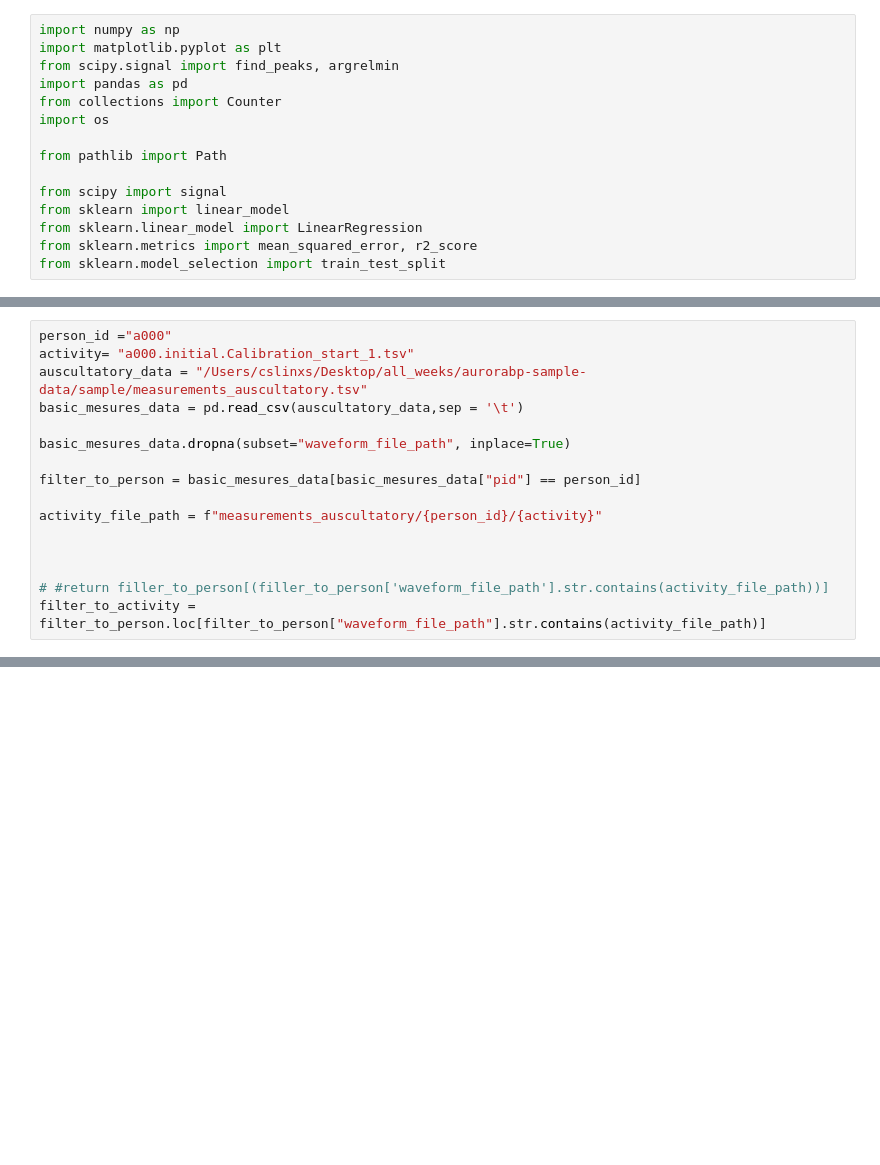
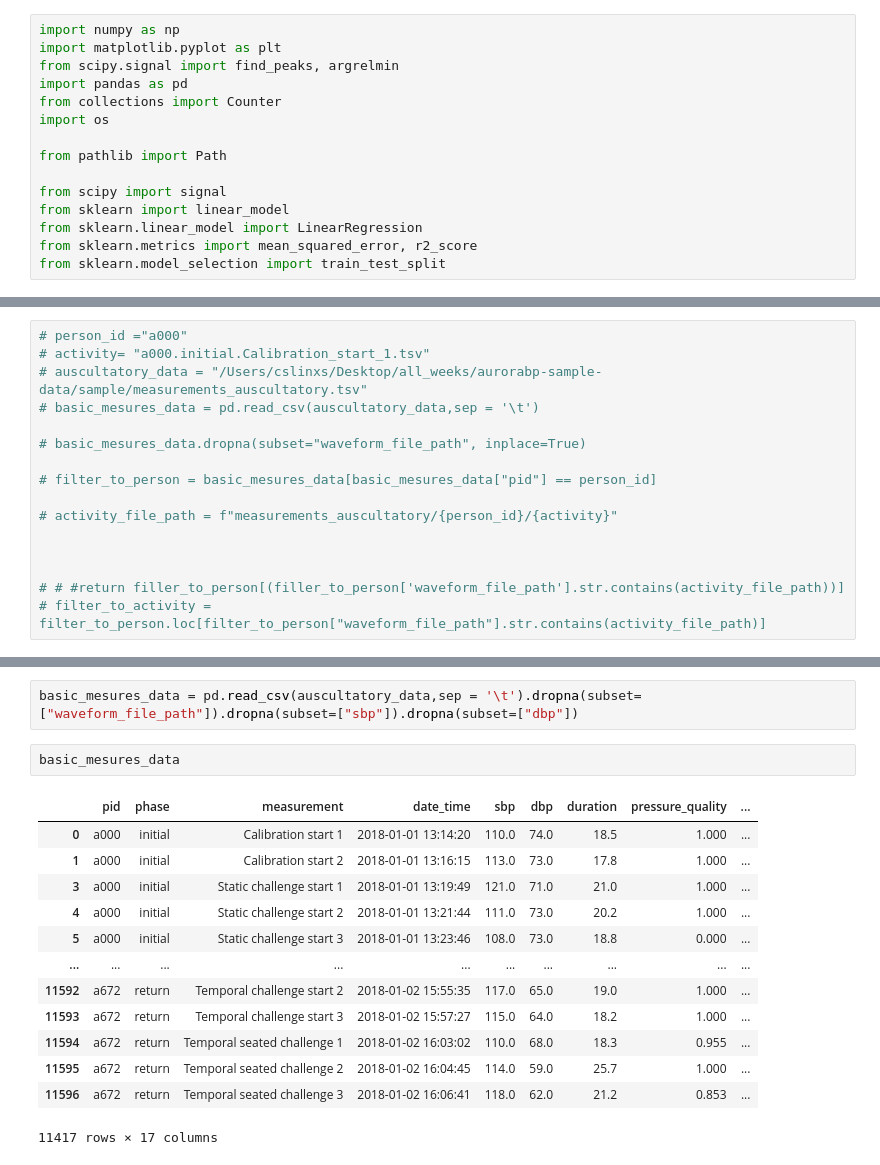
Before and after one commit to danielle34/summer24-lab, a Jupyter notebook: train_full_dataset.ipynb, the cells around one changed output, grey strips where cells are left out. Saved outputs shown, nothing was run; the diff lists cells and outputs as text; blank space fills up the shorter version.

```diff
--- a/train_full_dataset.ipynb
+++ b/train_full_dataset.ipynb
@@ -116,16 +152,16 @@ plt.show()
 # %%
-person_id ="a000"
-activity= "a000.initial.Calibration_start_1.tsv"
-auscultatory_data = "/Users/cslinxs/Desktop/all_weeks/aurorabp-sample-data/sample/measurements_auscultatory.tsv"
-basic_mesures_data = pd.read_csv(auscultatory_data,sep = '\t')
+# person_id ="a000"
+# activity= "a000.initial.Calibration_start_1.tsv"
+# auscultatory_data = "/Users/cslinxs/Desktop/all_weeks/aurorabp-sample-data/sample/measurements_auscultatory.tsv"
+# basic_mesures_data = pd.read_csv(auscultatory_data,sep = '\t')
 
-basic_mesures_data.dropna(subset="waveform_file_path", inplace=True)
+# basic_mesures_data.dropna(subset="waveform_file_path", inplace=True)
 
-filter_to_person = basic_mesures_data[basic_mesures_data["pid"] == person_id]
+# filter_to_person = basic_mesures_data[basic_mesures_data["pid"] == person_id]
 
-activity_file_path = f"measurements_auscultatory/{person_id}/{activity}"
+# activity_file_path = f"measurements_auscultatory/{person_id}/{activity}"
 
 
 
-# #return filler_to_person[(filler_to_person['waveform_file_path'].str.contains(activity_file_path))]
-filter_to_activity = filter_to_person.loc[filter_to_person["waveform_file_path"].str.contains(activity_file_path)]
+# # #return filler_to_person[(filler_to_person['waveform_file_path'].str.contains(activity_file_path))]
+# filter_to_activity = filter_to_person.loc[filter_to_person["waveform_file_path"].str.contains(activity_file_path)]
@@ -158,0 +189,18 @@ for person in os.listdir(path_aurora_dataset/"measurements_auscultatory")[:5]:
+# %%
+basic_mesures_data = pd.read_csv(auscultatory_data,sep = '\t').dropna(subset=["waveform_file_path"]).dropna(subset=["sbp"]).dropna(subset=["dbp"])
+# %%
+basic_mesures_data
+# %% [output]
+|  | pid | phase | measurement | date_time | sbp | dbp | duration | pressure_quality | ... |
+| 0 | a000 | initial | Calibration start 1 | 2018-01-01 13:14:20 | 110.0 | 74.0 | 18.5 | 1.000 | ... |
+| 1 | a000 | initial | Calibration start 2 | 2018-01-01 13:16:15 | 113.0 | 73.0 | 17.8 | 1.000 | ... |
+| 3 | a000 | initial | Static challenge start 1 | 2018-01-01 13:19:49 | 121.0 | 71.0 | 21.0 | 1.000 | ... |
+| 4 | a000 | initial | Static challenge start 2 | 2018-01-01 13:21:44 | 111.0 | 73.0 | 20.2 | 1.000 | ... |
+| 5 | a000 | initial | Static challenge start 3 | 2018-01-01 13:23:46 | 108.0 | 73.0 | 18.8 | 0.000 | ... |
+| ... | ... | ... | ... | ... | ... | ... | ... | ... | ... |
+| 11592 | a672 | return | Temporal challenge start 2 | 2018-01-02 15:55:35 | 117.0 | 65.0 | 19.0 | 1.000 | ... |
+| 11593 | a672 | return | Temporal challenge start 3 | 2018-01-02 15:57:27 | 115.0 | 64.0 | 18.2 | 1.000 | ... |
+| 11594 | a672 | return | Temporal seated challenge 1 | 2018-01-02 16:03:02 | 110.0 | 68.0 | 18.3 | 0.955 | ... |
+| 11595 | a672 | return | Temporal seated challenge 2 | 2018-01-02 16:04:45 | 114.0 | 59.0 | 25.7 | 1.000 | ... |
+| 11596 | a672 | return | Temporal seated challenge 3 | 2018-01-02 16:06:41 | 118.0 | 62.0 | 21.2 | 0.853 | ... |
+11417 rows × 17 columns
```
Also changed, not shown: parts of 16 cells of this notebook, 2 other files.
